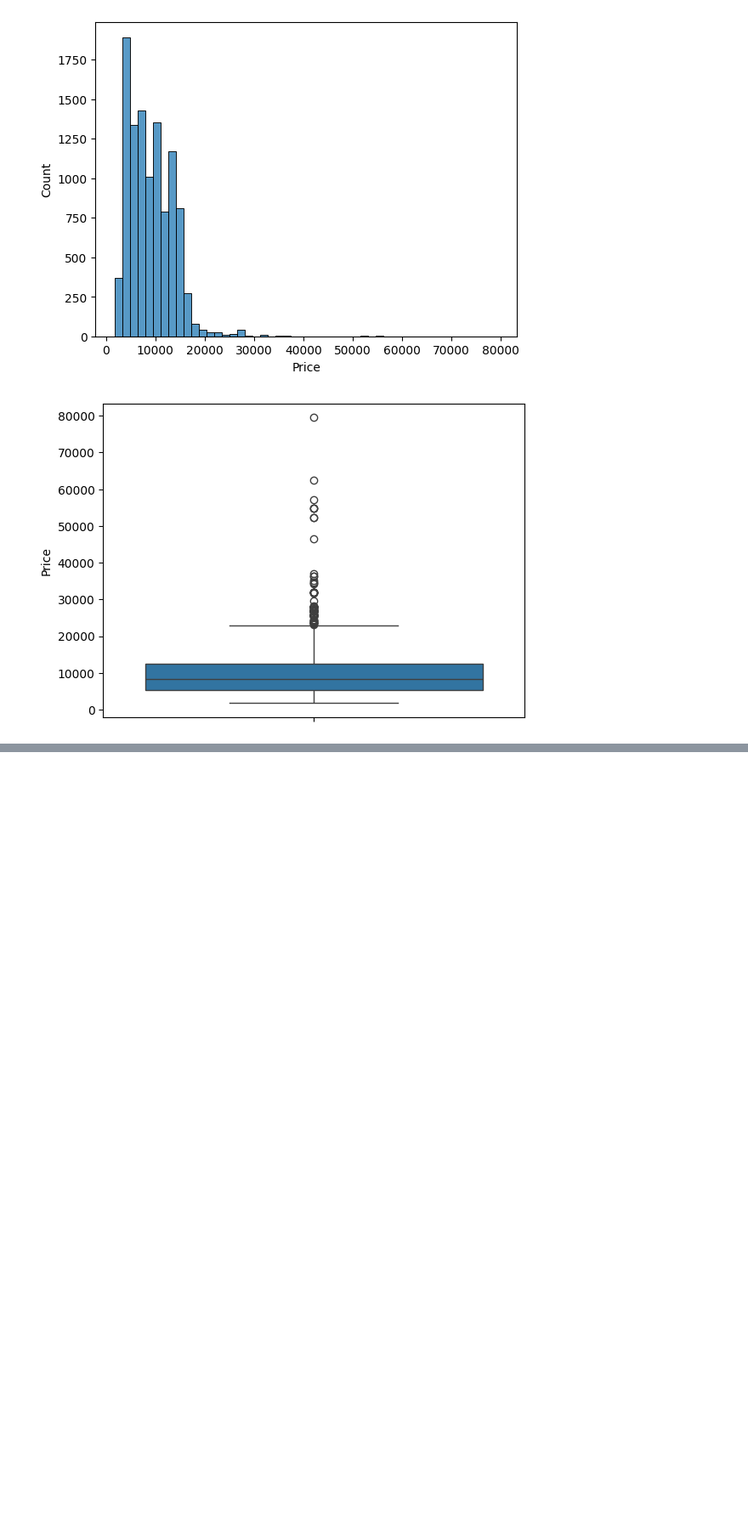
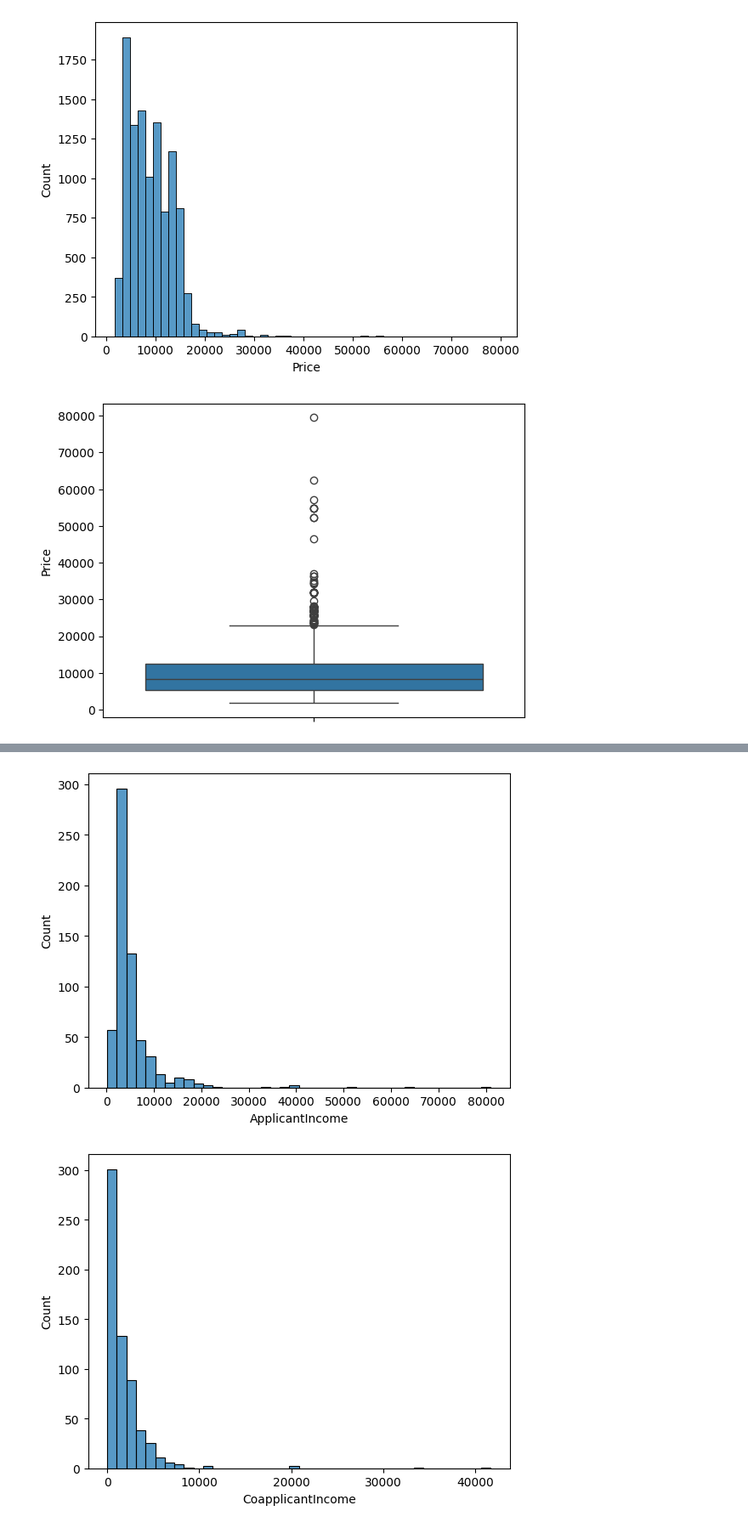
Before and after one commit to dinky-coder/dinky-coder, a Jupyter notebook: Flight_Price_Analysis.ipynb, the cells around one changed output, grey strips where cells are left out. Shown: that part at 85% size. Drawn from its saved outputs; the diff is of its cells as text; code cells hidden in the pictures; blank space fills up the shorter version.

```diff
--- a/Flight_Price_Analysis.ipynb
+++ b/Flight_Price_Analysis.ipynb
@@ -429,0 +556,9 @@ plt.show()
+# %%
+# numerical data
+for i in numerical_data:
+  sns.histplot(df1[i],bins=40)
+  plt.xlabel(i)
+  plt.show()
+# %% [output]
+[figure, added]
+[figure, added]
```
Also changed, not shown: parts of 14 cells of this notebook.
